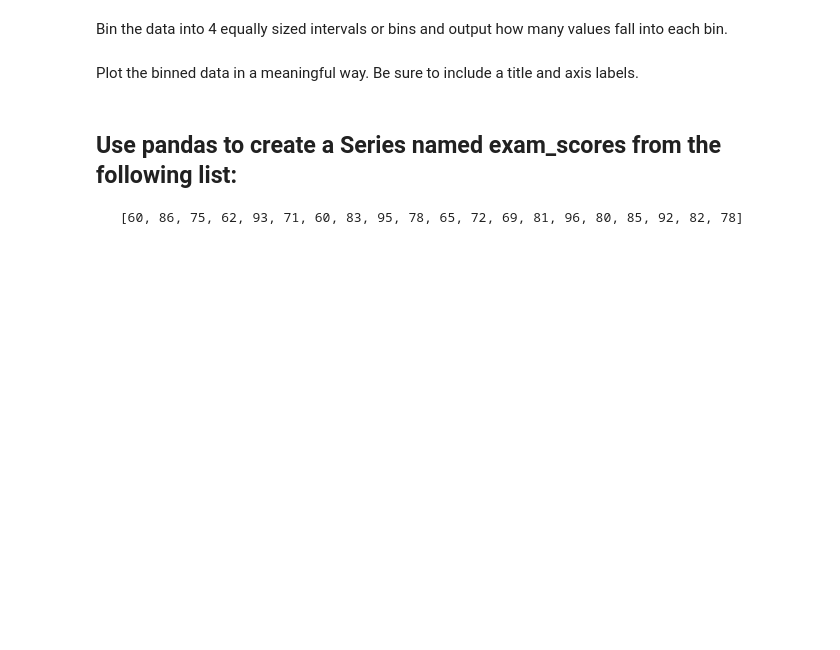
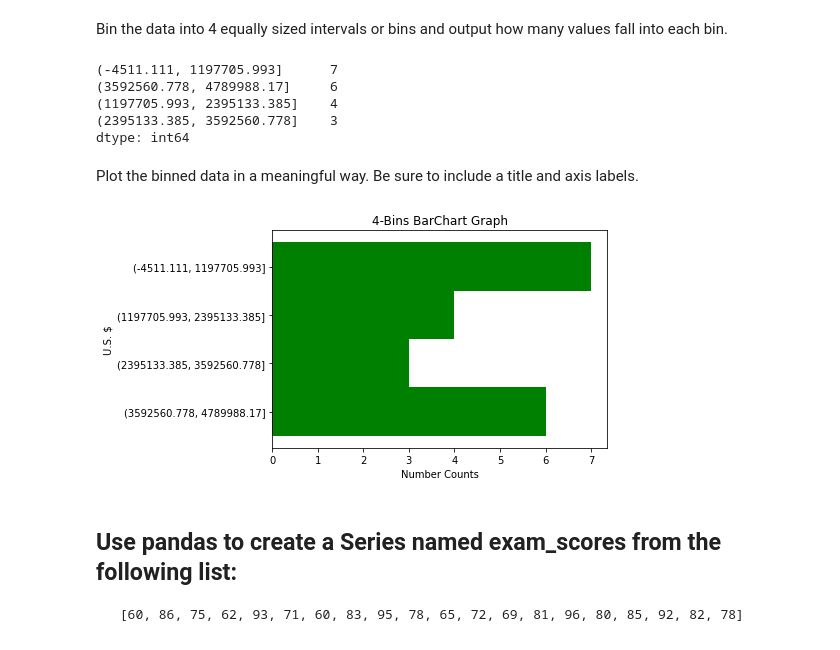
Before and after one commit to stephenkipkurui/numpy-pandas-visualization-exercises, a Jupyter notebook: pandas_series.ipynb, the cells around one changed output. Saved outputs shown, nothing was run; the diff lists cells and outputs as text; code cells hidden in the pictures; blank space fills up the shorter version.

```diff
--- a/pandas_series.ipynb
+++ b/pandas_series.ipynb
@@ -579,8 +635,25 @@ max      4.789988e+06
 dtype: float64
 # %% [markdown]
 Bin the data into 4 equally sized intervals or bins and output how many values fall into each bin.
+# %%
+float_numbers.value_counts(bins=4)
+# %% [output]
+(-4511.111, 1197705.993]      7
+(3592560.778, 4789988.17]     6
+(1197705.993, 2395133.385]    4
+(2395133.385, 3592560.778]    3
+dtype: int64
 # %% [markdown]
 Plot the binned data in a meaningful way. Be sure to include a title and axis labels.
+# %%
+float_numbers.value_counts(bins=4).sort_index(ascending=False).plot(kind='barh', color='green', width=1)
+
+plt.title('4-Bins BarChart Graph')
+plt.xlabel('Number Counts')
+plt.ylabel('U.S. $')
+plt.show()
+# %% [output]
+[figure, added]
 # %% [markdown]
 ## Use pandas to create a Series named exam_scores from the following list:
 
```
Also changed, not shown: parts of 15 cells of this notebook.
